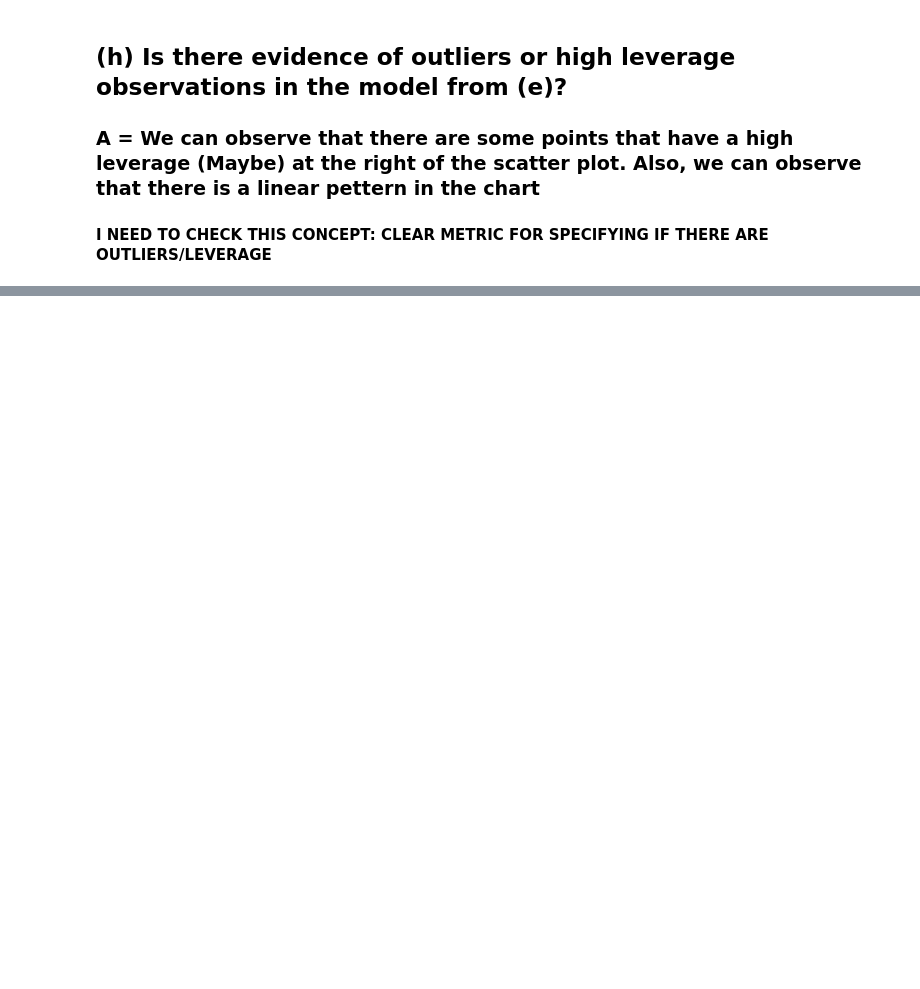
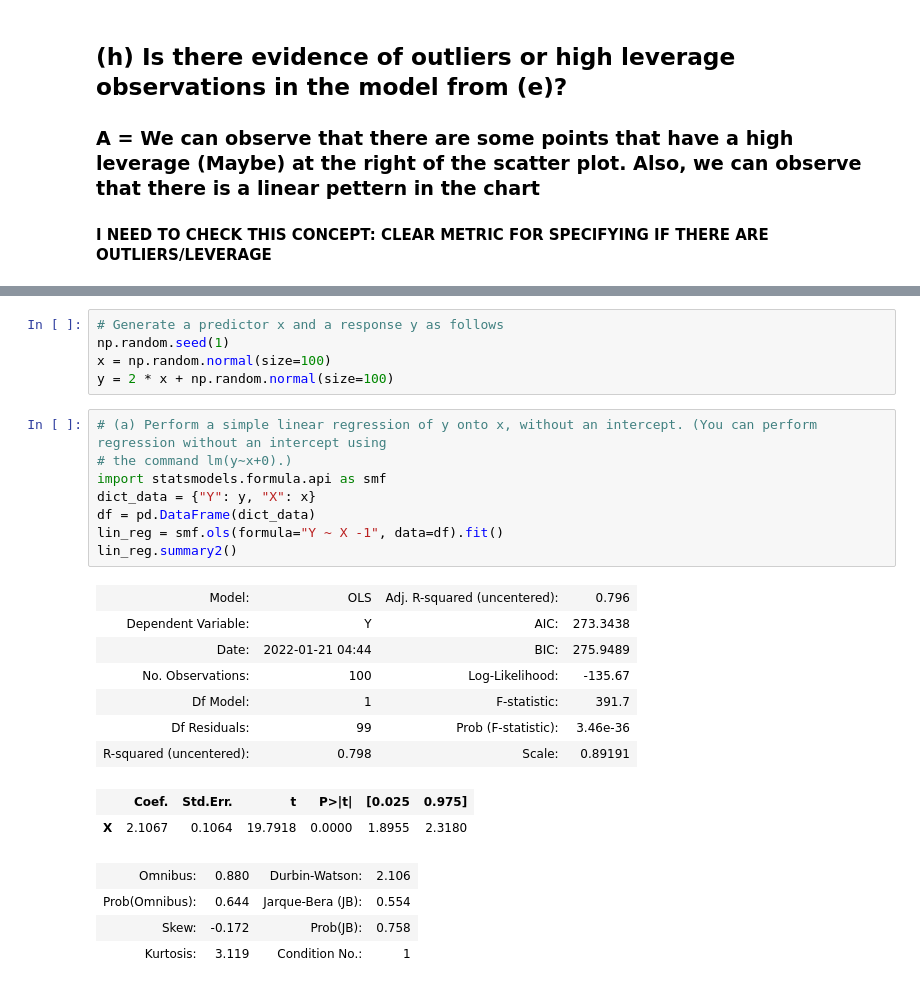
Before and after one commit to Osw1997/An-Introduction-to-Statistical-Learning, a Jupyter notebook: Scripts/Linear regression/applied_exercises.ipynb, the cells around one changed output, grey strips where cells are left out. Cells and saved outputs as stored; diff of their text form; blank space fills up the shorter version.

```diff
--- a/Scripts/Linear regression/applied_exercises.ipynb
+++ b/Scripts/Linear regression/applied_exercises.ipynb
@@ -378,0 +385,27 @@ fig.show()
+# %%
+# Generate a predictor x and a response y as follows
+np.random.seed(1)
+x = np.random.normal(size=100)
+y = 2 * x + np.random.normal(size=100)
+# %%
+# (a) Perform a simple linear regression of y onto x, without an intercept. (You can perform regression without an intercept using
+# the command lm(y∼x+0).)
+import statsmodels.formula.api as smf
+dict_data = {"Y": y, "X": x}
+df = pd.DataFrame(dict_data)
+lin_reg = smf.ols(formula="Y ~ X -1", data=df).fit()
+lin_reg.summary2()
+# %% [output]
+| Model: | OLS | Adj. R-squared (uncentered): | 0.796 |
+| Dependent Variable: | Y | AIC: | 273.3438 |
+| Date: | 2022-01-21 04:44 | BIC: | 275.9489 |
+| No. Observations: | 100 | Log-Likelihood: | -135.67 |
+| Df Model: | 1 | F-statistic: | 391.7 |
+| Df Residuals: | 99 | Prob (F-statistic): | 3.46e-36 |
+| R-squared (uncentered): | 0.798 | Scale: | 0.89191 |
+|  | Coef. | Std.Err. | t | P>|t| | [0.025 | 0.975] |
+| X | 2.1067 | 0.1064 | 19.7918 | 0.0000 | 1.8955 | 2.3180 |
+| Omnibus: | 0.880 | Durbin-Watson: | 2.106 |
+| Prob(Omnibus): | 0.644 | Jarque-Bera (JB): | 0.554 |
+| Skew: | -0.172 | Prob(JB): | 0.758 |
+| Kurtosis: | 3.119 | Condition No.: | 1 |
```
Also changed, not shown: parts of 21 cells of this notebook.
